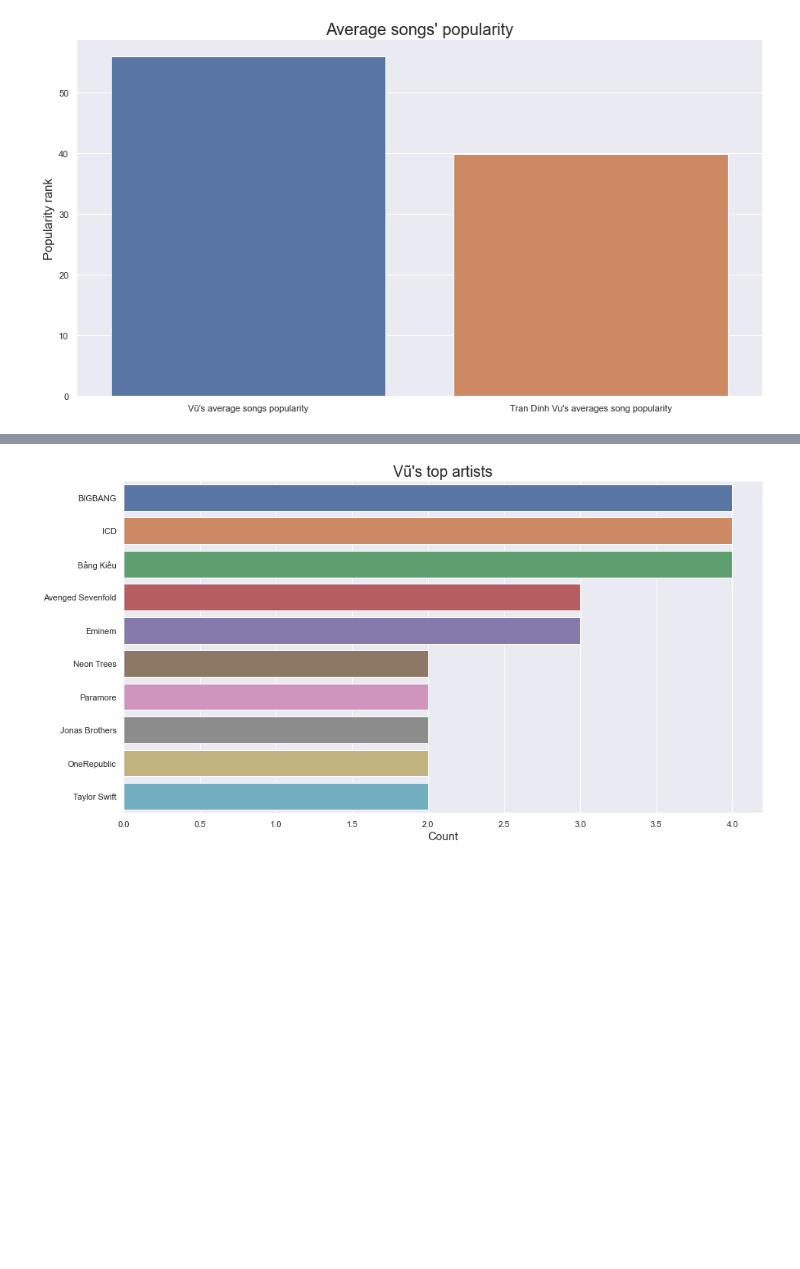
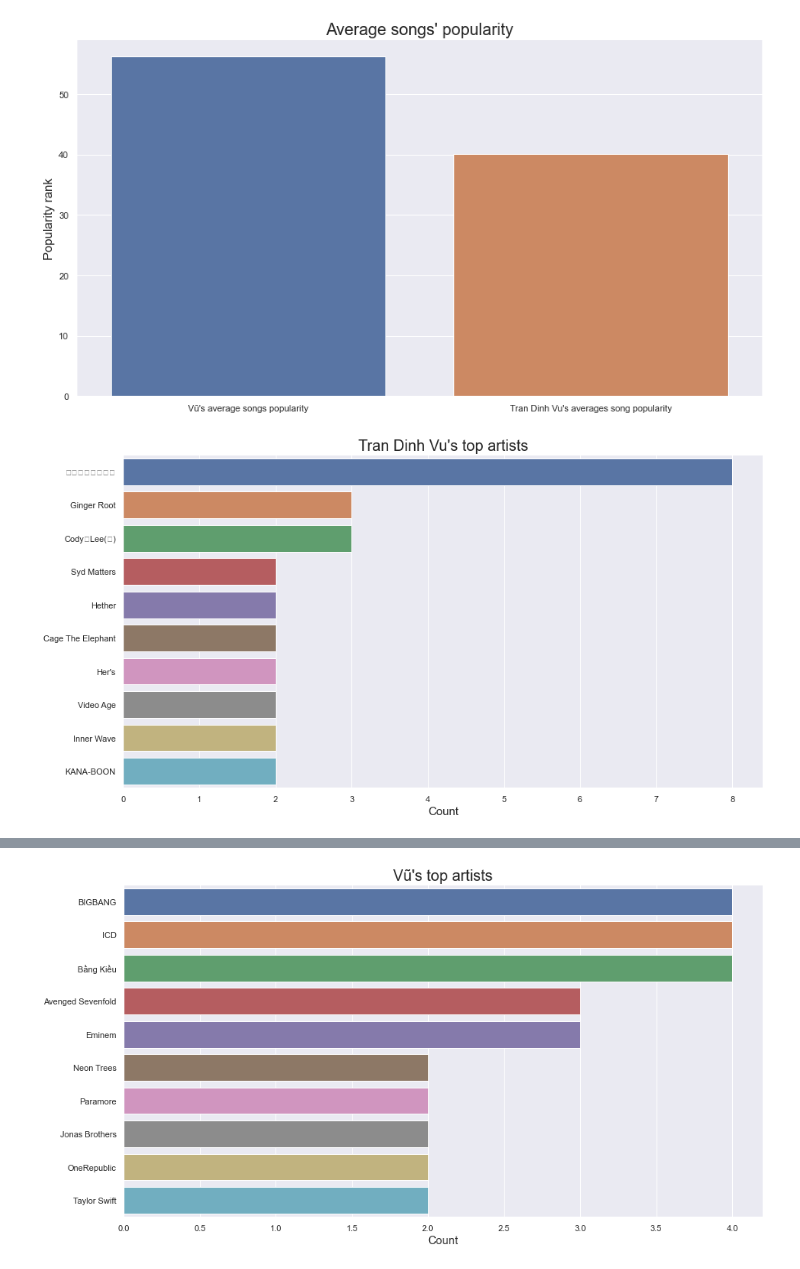
Before and after one commit to vutruong99/Spot1ny, a Jupyter notebook: Spot1ny.ipynb, the cells around one changed output, grey strips where cells are left out. Saved outputs shown, nothing was run; the diff lists cells and outputs as text; code cells hidden in the pictures; blank space fills up the shorter version.

```diff
--- a/Spot1ny.ipynb
+++ b/Spot1ny.ipynb
@@ -163,6 +211,10 @@ second_user_songs_dict = generateDictionary(songs_df_2, "id")
 
 first_user_albums_dict = generateDictionary(songs_df_1, "album")
 second_user_albums_dict = generateDictionary(songs_df_2, "album")
+# %%
+plot(second_user_artists_dict, user_info_df_2, "artists")
+# %% [output]
+[figure, added]
 # %%
 plot(first_user_genres_dict, user_info_df_1, "genres")
 # %% [output]
```
Also changed, not shown: parts of 34 cells of this notebook, 32 other files.
